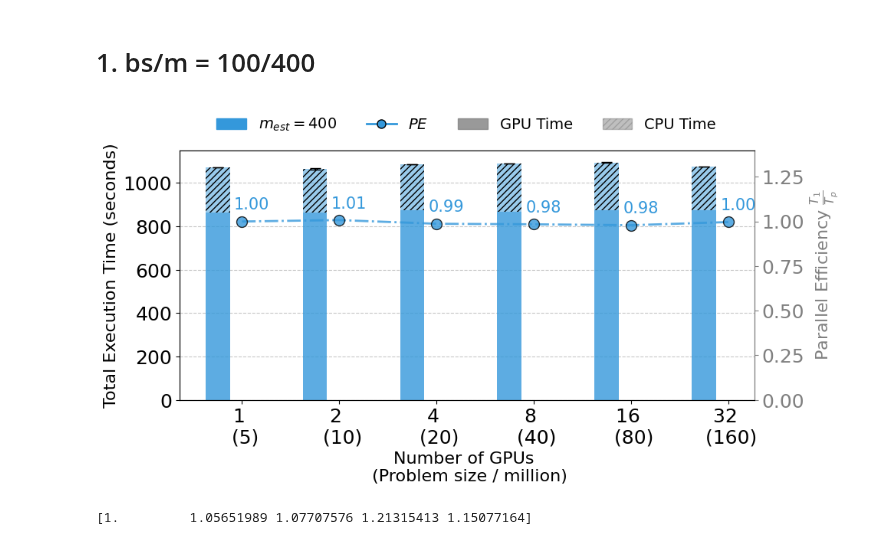
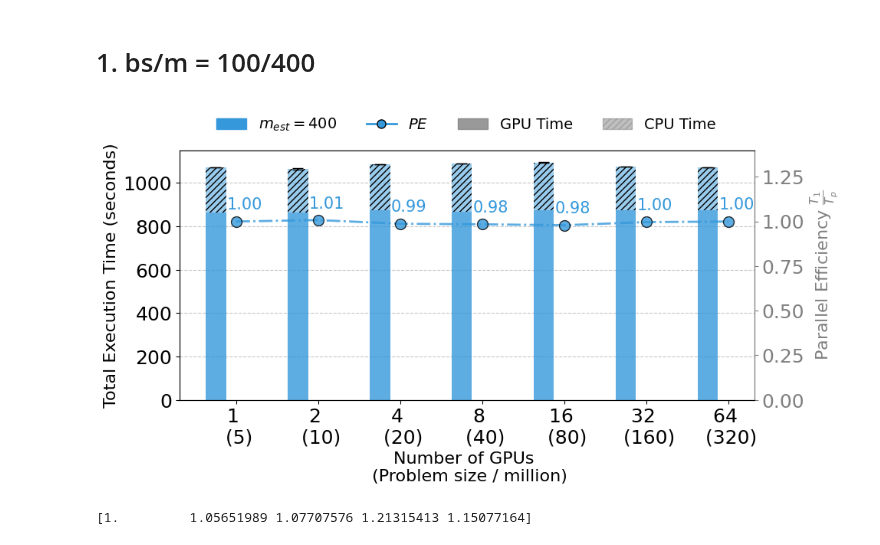
Before and after one commit to paper-code1/VecchiaConditionalExtremes, a Jupyter notebook: experiments/PerformanceVisu_GH200_scaling.ipynb, the cells around one changed output. Drawn from its saved outputs; the diff is of its cells as text; code cells hidden in the pictures.

```diff
--- a/experiments/PerformanceVisu_GH200_scaling.ipynb
+++ b/experiments/PerformanceVisu_GH200_scaling.ipynb
@@ -9,7 +9,7 @@ plt.rcParams.update({'font.size': 18})
 
 # Define the number of processes
 # n_values = [1, 2, 4, 8, 16, 32, 64]
-n_values = [1, 2, 4, 8, 16, 32]
+n_values = [1, 2, 4, 8, 16, 32, 64]
 n_problemsize_200 = [13 * 1e6 * n_ for n_ in n_values]
 n_problemsize_400 = [5 * 1e6 * n_ for n_ in n_values]
 
@@ -77,7 +77,7 @@ ax2 = ax1.twinx()  # Create a second y-axis
 # Bar width and positions
 bar_width = 0.25
 index = np.arange(len(n_values))
-index_GPUs_ps = ['1 \n (5)', '2 \n (10)', '4 \n (20)', '8 \n (40)', '16 \n (80)', '32 \n (160)']
+index_GPUs_ps = ['1 \n (5)', '2 \n (10)', '4 \n (20)', '8 \n (40)', '16 \n (80)', '32 \n (160)', '64 \n (320)']
 
 # Plot stacked bars for each implementation on the first y-axis
 for i, measurement in enumerate(measurements):
@@ -168,34 +168,34 @@ for i, measurement in enumerate(measurements):
 # Add speedup lines to legend
 for i, measurement in enumerate(measurements):
     legend_elements.append(plt.Line2D([0], [0], marker='o' if i==0 else 's',
                           color=colors[i], markersize=8, linewidth=2,markeredgecolor='black',
                           label=rf"$PE$"))
 
 # Add ideal speedup line to legend
 # legend_elements.append(plt.Line2D([0], [0], color='black', linestyle='--',
 #                        linewidth=1.5, label='Ideal Speedup'))
 
 # Add CPU/GPU pattern legend
 gpu_patch = plt.Rectangle((0,0), 1, 1, color='gray', alpha=0.8, label='GPU Time')
 cpu_patch = plt.Rectangle((0,0), 1, 1, color='gray', alpha=0.5, hatch='////', label='CPU Time')
 legend_elements.extend([gpu_patch, cpu_patch])
 
 # Combine legends in a more organized way
 fig.legend(handles=legend_elements,
            loc='upper center',
            bbox_to_anchor=(0.5, 1.05),
            ncol=4,
            framealpha=0.,
            fontsize=14,
            frameon=True)
 
 # Adjust layout to make room for the legend at the top
 # plt.subplots_adjust(top=0.8)
 plt.tight_layout()
 plt.savefig("./fig/GH200_weak_scaling_m400_bs100.pdf", bbox_inches='tight')
 plt.show()
 # %% [output]
-[figure, old version]
+[figure, new version]
 # %%
 import numpy as np
 import matplotlib.pyplot as plt
```
Also changed, not shown: parts of 1 cell of this notebook, 13 other files.
